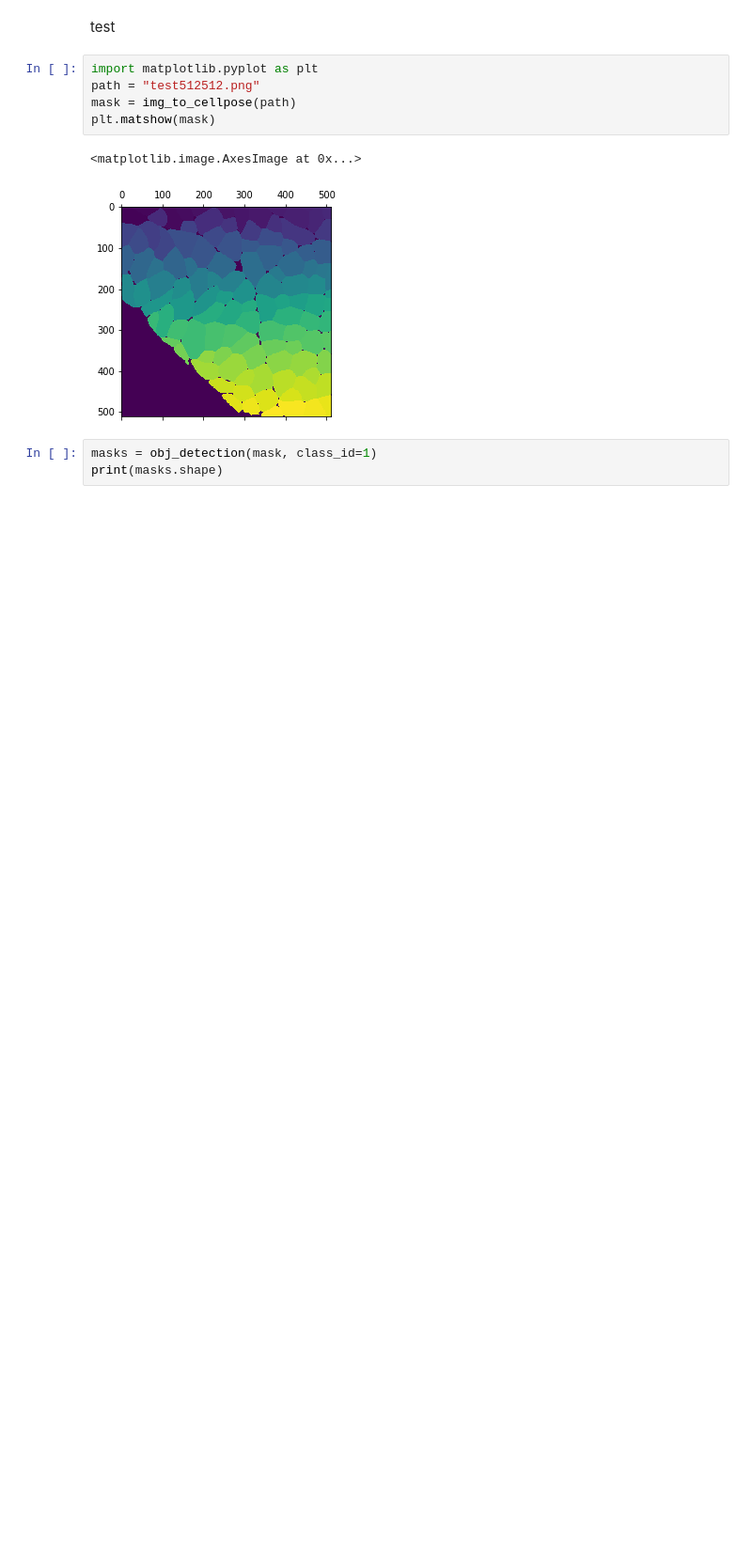
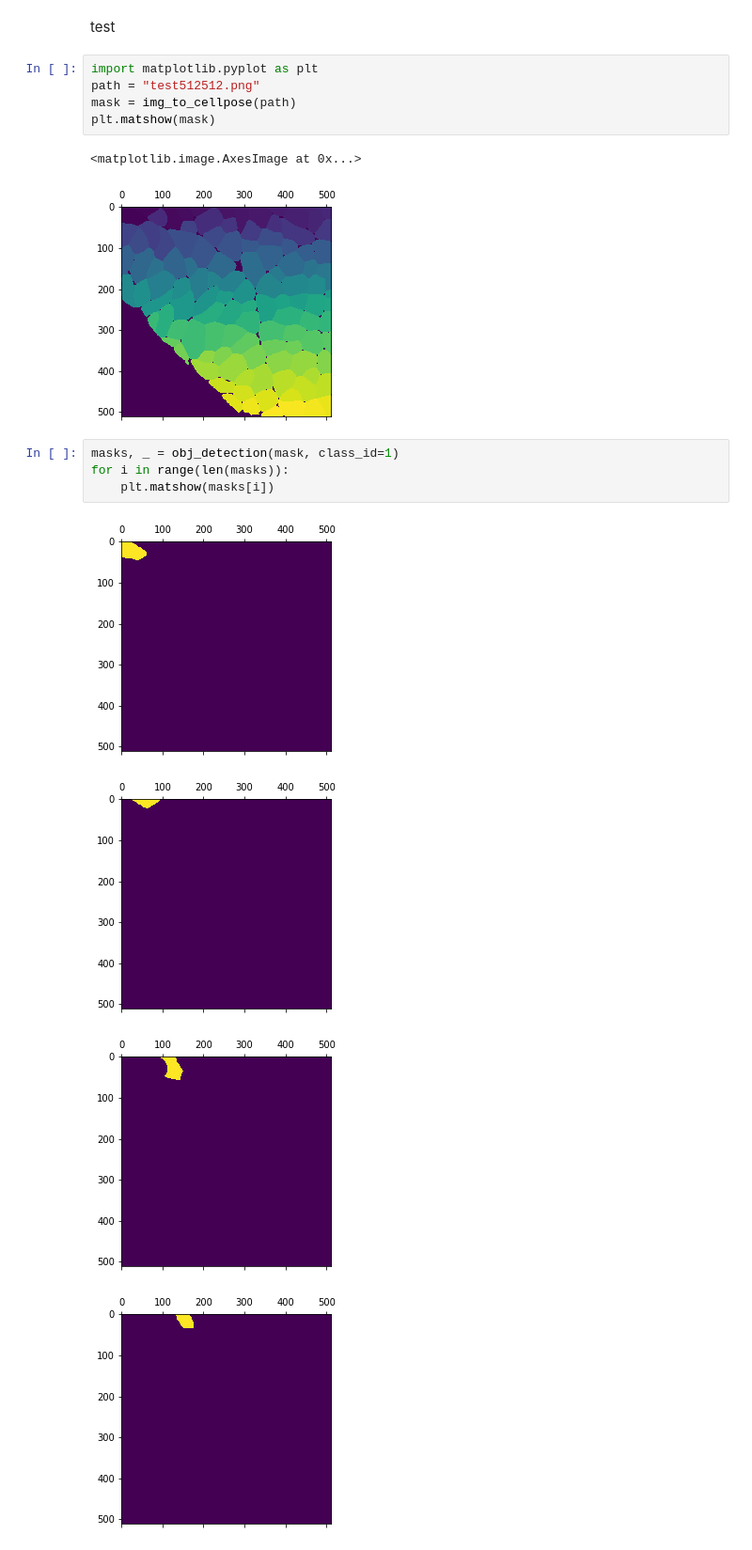
Before and after one commit to RyuAmakaze/AnnalysisMandara, a Jupyter notebook: cellpose_patch/cellpose.ipynb, the cells around one changed output. Shown at 94% size. Saved outputs shown, nothing was run; the diff lists cells and outputs as text; blank space fills up the shorter version.

```diff
--- a/cellpose_patch/cellpose.ipynb
+++ b/cellpose_patch/cellpose.ipynb
@@ -79,5 +79,11 @@ plt.matshow(mask)
 <matplotlib.image.AxesImage at 0x...>
 [figure]
 # %%
-masks = obj_detection(mask, class_id=1)
-print(masks.shape)
+masks, _ = obj_detection(mask, class_id=1)
+for i in range(len(masks)):
+    plt.matshow(masks[i])
+# %% [output]
+[figure, added]
+[figure, added]
+[figure, added]
+[figure, added]
```
Also changed, not shown: parts of 1 cell of this notebook.
